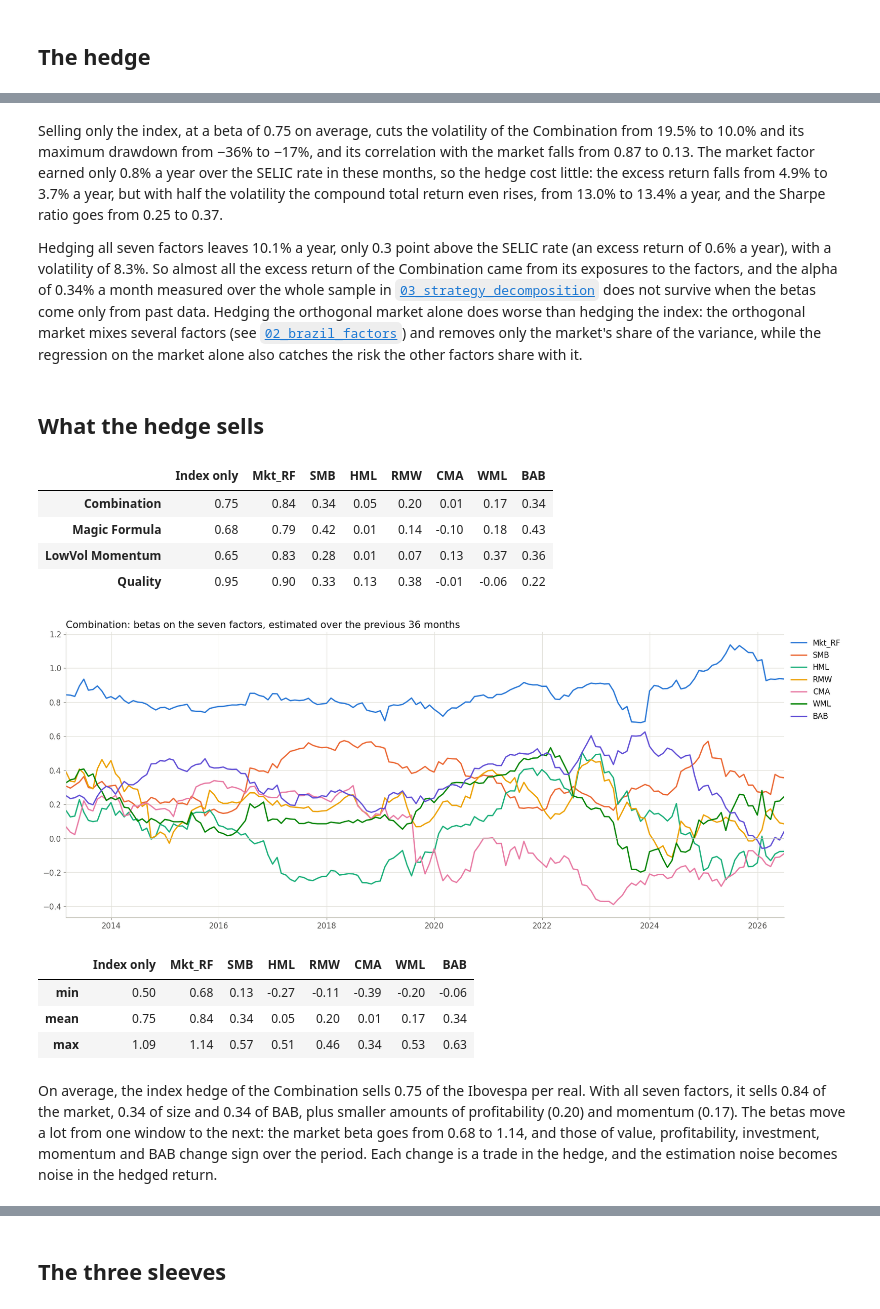
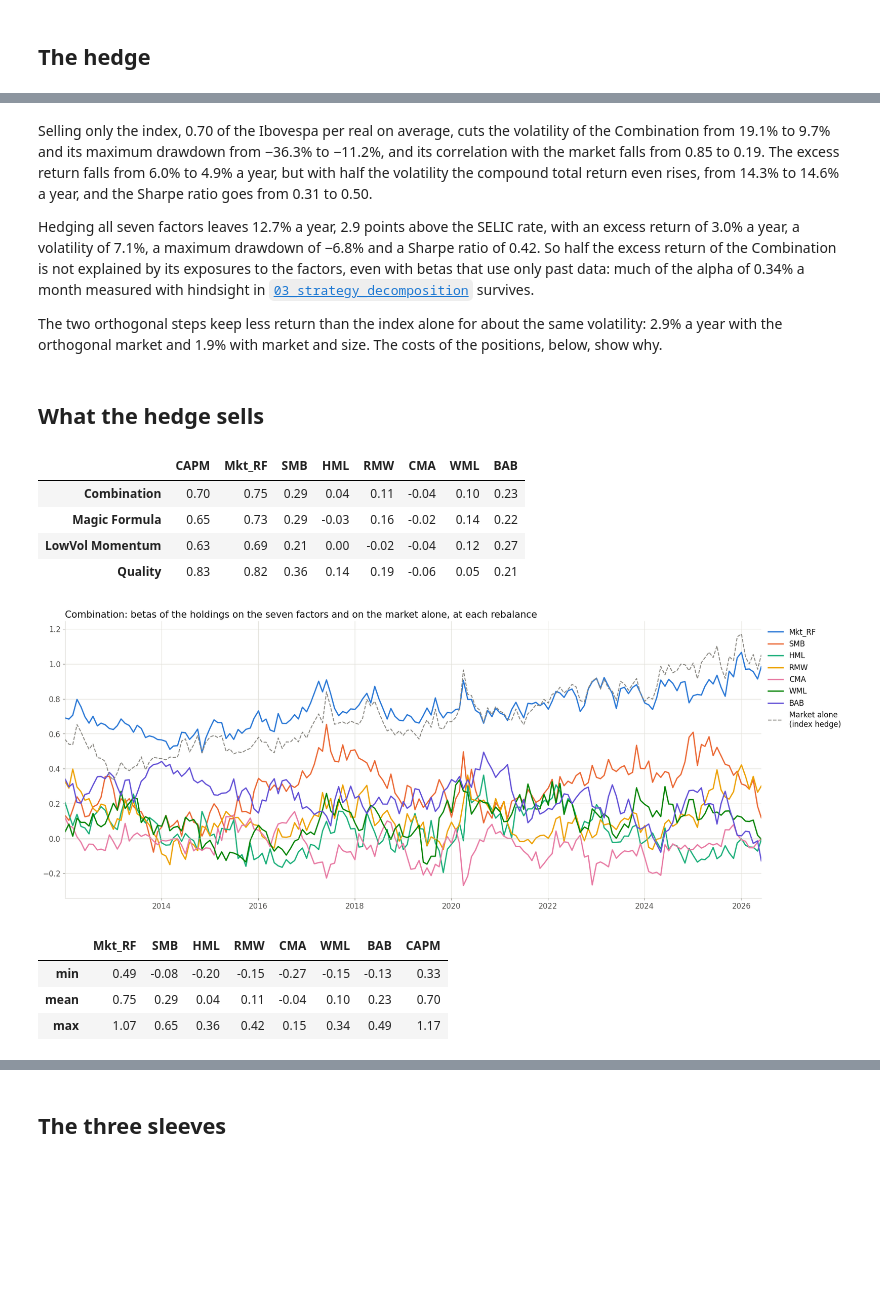
Before and after one commit to pedroandion/orthogonal-factors-brazil, a Jupyter notebook: 07_factor_hedge.ipynb, the cells around one changed output, grey strips where cells are left out. Drawn from its saved outputs; the diff is of its cells as text; code cells hidden in the pictures; blank space fills up the shorter version.

```diff
--- a/07_factor_hedge.ipynb
+++ b/07_factor_hedge.ipynb
@@ -40,0 +59,34 @@ strategies = to_monthly(load_brazil_strategies()).loc[MONTHLY_SAMPLE]
+# %%
+def stock_betas(day, tickers, window = 252, min_days = 200):
+    # Betas of each stock on the seven factors, and on the market alone, from the `window` trading days up to `day`
+    end = days.get_loc(day)
+    F = factors_daily.iloc[max(0, end - window + 1):end + 1]
+    X = np.column_stack([np.ones(len(F)), F.values])
+    rows = {}
+    for ticker in tickers:
+        y = stock_returns[ticker].reindex(F.index).values
+        ok = ~np.isnan(y)
+        if ok.sum() < min_days:
+            continue
+        betas = np.linalg.lstsq(X[ok], y[ok], rcond = None)[0][1:]
+        capm = np.linalg.lstsq(X[ok][:, :2], y[ok], rcond = None)[0][1]
+        rows[ticker] = np.append(betas, capm)
+    return pd.DataFrame(rows, index = BRAZIL_FACTORS + ['CAPM']).T
+
+def portfolio_betas(window = 252, min_days = 200):
+    # Betas of each strategy at each rebalance, averaged over its holdings with the portfolio weights.
+    # Stocks without enough history are left out and the weights of the others rescaled.
+    rows = {}
+    for date in rebalances:
+        signal_day = days[days.get_loc(date) - 1]
+        held = holdings[holdings['Date'] == date]
+        betas = stock_betas(signal_day, held['Ticker'].unique(), window, min_days)
+        for strategy, group in held.groupby('Strategy'):
+            weights = group.set_index('Ticker')['Weight']
+            covered = weights.index.intersection(betas.index)
+            rows[(strategy, date)] = pd.concat([betas.loc[covered].mul(weights[covered], axis = 0).sum() / weights[covered].sum(),
+                                                pd.Series({'Coverage': weights[covered].sum()})])
+    return pd.DataFrame(rows).T
+
+betas = portfolio_betas()
+betas.groupby(level = 0)['Coverage'].agg(['mean', 'min']).style.format('{:.1%}')
@@ -115,36 +191,38 @@ plt.show()
 # %% [markdown]
-Selling only the index, at a beta of 0.75 on average, cuts the volatility of the Combination from 19.5% to 10.0% and its maximum drawdown from −36% to −17%, and its correlation with the market falls from 0.87 to 0.13. The market factor earned only 0.8% a year over the SELIC rate in these months, so the hedge cost little: the excess return falls from 4.9% to 3.7% a year, but with half the volatility the compound total return even rises, from 13.0% to 13.4% a year, and the Sharpe ratio goes from 0.25 to 0.37.
+Selling only the index, 0.70 of the Ibovespa per real on average, cuts the volatility of the Combination from 19.1% to 9.7% and its maximum drawdown from −36.3% to −11.2%, and its correlation with the market falls from 0.85 to 0.19. The excess return falls from 6.0% to 4.9% a year, but with half the volatility the compound total return even rises, from 14.3% to 14.6% a year, and the Sharpe ratio goes from 0.31 to 0.50.
 
-Hedging all seven factors leaves 10.1% a year, only 0.3 point above the SELIC rate (an excess return of 0.6% a year), with a volatility of 8.3%. So almost all the excess return of the Combination came from its exposures to the factors, and the alpha of 0.34% a month measured over the whole sample in [`03_strategy_decomposition`](03_strategy_decomposition.ipynb) does not survive when the betas come only from past data. Hedging the orthogonal market alone does worse than hedging the index: the orthogonal market mixes several factors (see [`02_brazil_factors`](02_brazil_factors.ipynb)) and removes only the market's share of the variance, while the regression on the market alone also catches the risk the other factors share with it.
+Hedging all seven factors leaves 12.7% a year, 2.9 points above the SELIC rate, with an excess return of 3.0% a year, a volatility of 7.1%, a maximum drawdown of −6.8% and a Sharpe ratio of 0.42. So half the excess return of the Combination is not explained by its exposures to the factors, even with betas that use only past data: much of the alpha of 0.34% a month measured with hindsight in [`03_strategy_decomposition`](03_strategy_decomposition.ipynb) survives.
+
+The two orthogonal steps keep less return than the index alone for about the same volatility: 2.9% a year with the orthogonal market and 1.9% with market and size. The costs of the positions, below, show why.
 # %% [markdown]
 ## What the hedge sells
 # %%
-# Average hedge ratio of each strategy: how much of each factor is sold per real in the strategy
-pd.DataFrame({s: results[s][1].mean() for s in BRAZIL_STRATEGIES}).T.round(2)
+# Average betas of each strategy over the rebalances: how much of each factor the hedge sells per real
+betas.groupby(level = 0)[['CAPM'] + BRAZIL_FACTORS].mean().loc[BRAZIL_STRATEGIES].astype(float).round(2)
 # %% [output]
-|  | Index only | Mkt_RF | SMB | HML | RMW | CMA | WML | BAB |
-| Combination | 0.75 | 0.84 | 0.34 | 0.05 | 0.20 | 0.01 | 0.17 | 0.34 |
-| Magic Formula | 0.68 | 0.79 | 0.42 | 0.01 | 0.14 | -0.10 | 0.18 | 0.43 |
-| LowVol Momentum | 0.65 | 0.83 | 0.28 | 0.01 | 0.07 | 0.13 | 0.37 | 0.36 |
-| Quality | 0.95 | 0.90 | 0.33 | 0.13 | 0.38 | -0.01 | -0.06 | 0.22 |
+|  | CAPM | Mkt_RF | SMB | HML | RMW | CMA | WML | BAB |
+| Combination | 0.70 | 0.75 | 0.29 | 0.04 | 0.11 | -0.04 | 0.10 | 0.23 |
+| Magic Formula | 0.65 | 0.73 | 0.29 | -0.03 | 0.16 | -0.02 | 0.14 | 0.22 |
+| LowVol Momentum | 0.63 | 0.69 | 0.21 | 0.00 | -0.02 | -0.04 | 0.12 | 0.27 |
+| Quality | 0.83 | 0.82 | 0.36 | 0.14 | 0.19 | -0.06 | 0.05 | 0.21 |
 # %%
+combination_betas = betas.loc['Combination', BRAZIL_FACTORS + ['CAPM']].astype(float)
+
 fig, ax = plt.subplots()
 for factor in BRAZIL_FACTORS:
-    ax.plot(combination_ratios.index, combination_ratios[factor], color = colors[factor], label = factor, linewidth = 2)
+    ax.plot(combination_betas.index, combination_betas[factor], color = colors[factor], label = factor, linewidth = 2)
+ax.plot(combination_betas.index, combination_betas['CAPM'], color = '#898781', linestyle = '--', linewidth = 1.5,
+        label = 'Market alone\n(index hedge)')
 ax.axhline(0, color = '#c3c2b7', linewidth = 1)
 ax.margins(x = 0)
-ax.set_title('Combination: betas on the seven factors, estimated over the previous 36 months')
+ax.set_title('Combination: betas of the holdings on the seven factors and on the market alone, at each rebalance')
 ax.legend(loc = 'upper left', bbox_to_anchor = (1.0, 1.0))
 plt.show()
+
+combination_betas.agg(['min', 'mean', 'max']).round(2)
 # %% [output]
-[figure, old version]
+[figure, new version]
+|  | Mkt_RF | SMB | HML | RMW | CMA | WML | BAB | CAPM |
+| min | 0.49 | -0.08 | -0.20 | -0.15 | -0.27 | -0.15 | -0.13 | 0.33 |
+| mean | 0.75 | 0.29 | 0.04 | 0.11 | -0.04 | 0.10 | 0.23 | 0.70 |
+| max | 1.07 | 0.65 | 0.36 | 0.42 | 0.15 | 0.34 | 0.49 | 1.17 |
-# %%
-# Range of the hedge ratios of the Combination over the hedged months
-combination_ratios.agg(['min', 'mean', 'max']).round(2)
-# %% [output]
-|  | Index only | Mkt_RF | SMB | HML | RMW | CMA | WML | BAB |
-| min | 0.50 | 0.68 | 0.13 | -0.27 | -0.11 | -0.39 | -0.20 | -0.06 |
-| mean | 0.75 | 0.84 | 0.34 | 0.05 | 0.20 | 0.01 | 0.17 | 0.34 |
-| max | 1.09 | 1.14 | 0.57 | 0.51 | 0.46 | 0.34 | 0.53 | 0.63 |
-# %% [markdown]
-On average, the index hedge of the Combination sells 0.75 of the Ibovespa per real. With all seven factors, it sells 0.84 of the market, 0.34 of size and 0.34 of BAB, plus smaller amounts of profitability (0.20) and momentum (0.17). The betas move a lot from one window to the next: the market beta goes from 0.68 to 1.14, and those of value, profitability, investment, momentum and BAB change sign over the period. Each change is a trade in the hedge, and the estimation noise becomes noise in the hedged return.
```
Also changed, not shown: parts of 29 cells of this notebook, 9 other files.
